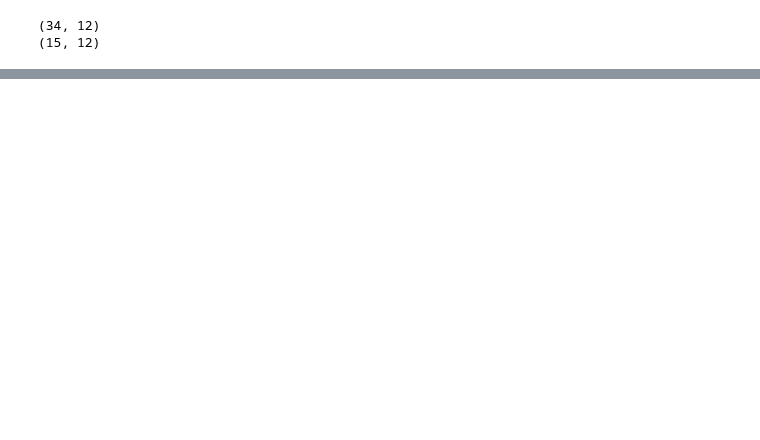
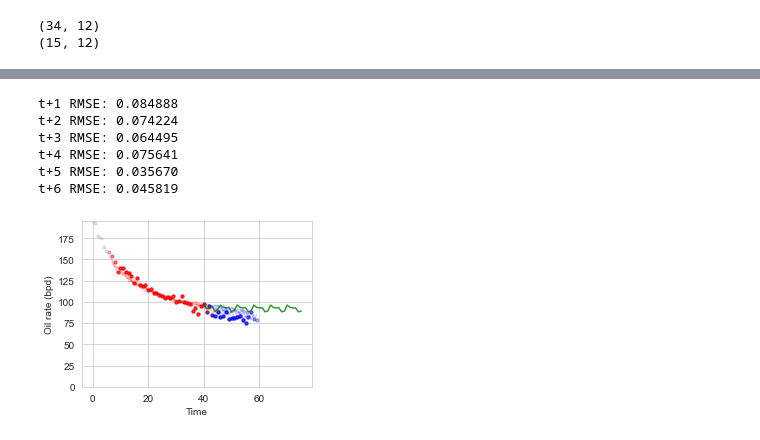
Before and after one commit to rsyamil/timeseries-rnn, a Jupyter notebook: demo-transformer.ipynb, the cells around one changed output, grey strips where cells are left out. Saved outputs shown, nothing was run; the diff lists cells and outputs as text; code cells hidden in the pictures; blank space fills up the shorter version.

Commit message:
add transformer example

```diff
--- a/demo-transformer.ipynb
+++ b/demo-transformer.ipynb
@@ -23,3 +23,6 @@ print(y0_test.shape)
 # %% [output]
 (34, 12)
 (15, 12)
+# %%
+model = transformer.TF(y0_train, n_lag=n_lag, n_seq=n_seq, name="tf")
+model.train(n_batch=1, nb_epoch=500, load=False)
@@ -25,0 +69,27 @@ print(y0_test.shape)
+# %%
+forecasts_test = model.forecasts(y0_test)
+forecasts_train = model.forecasts(y0_train)
+# %%
+util.evaluate_forecasts(y0_test.iloc[:, n_lag:].to_numpy(), np.array(forecasts_test))
+# %% [output]
+t+1 RMSE: 0.084888
+t+2 RMSE: 0.074224
+t+3 RMSE: 0.064495
+t+4 RMSE: 0.075641
+t+5 RMSE: 0.035670
+t+6 RMSE: 0.045819
+# %%
+n_steps = 6
+forecasts_test_multi = model.forecasts_multistep(y0_test, n_steps=n_steps)
+# %%
+def sc(data):
+    min_ = np.min(Bakken.y[ref_case, :])
+    max_ = np.max(Bakken.y[ref_case, :])
+    return (data * (max_ - min_)) + min_
+# %%
+util.plot_profiles(sc(Bakken.ref), sc(y0_train.iloc[:, n_lag:].to_numpy()),
+               sc(np.array(forecasts_train)), sc(y0_test.iloc[:, n_lag:].to_numpy()),
+               sc(np.array(forecasts_test)), n_lag, n_seq, sc(np.array(forecasts_test_multi).flatten()),
+               "tf_forecasts")
+# %% [output]
+[figure, added]
```
Also changed, not shown: parts of 1 cell of this notebook, 12 other files.
